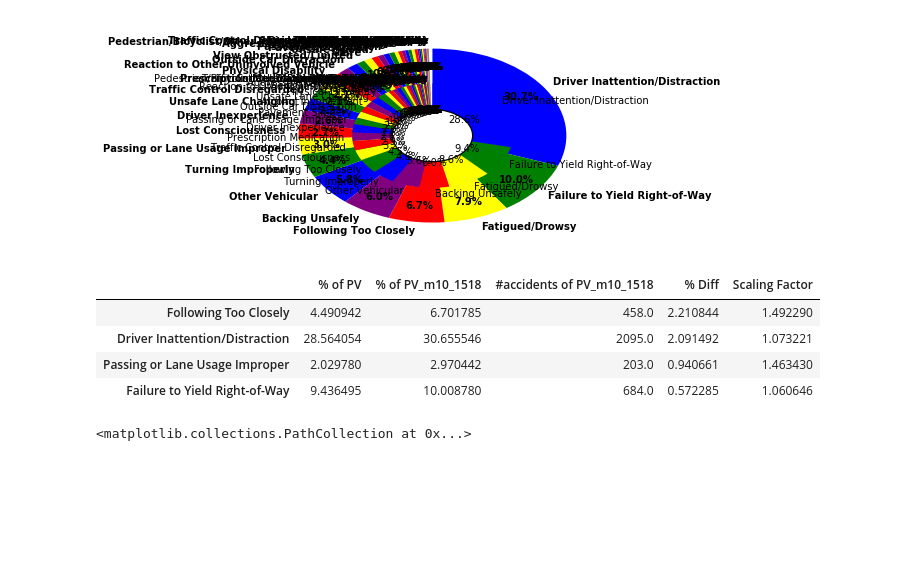
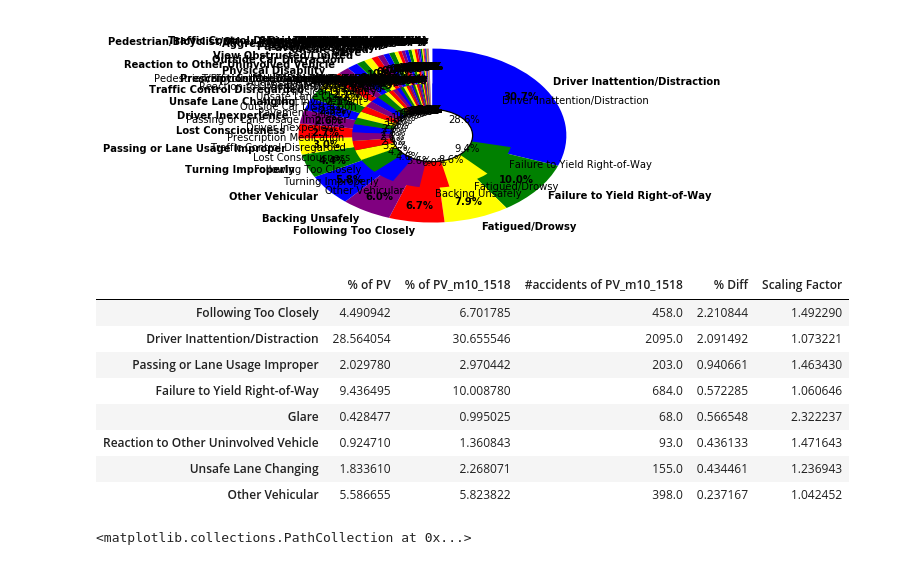
Before and after one commit to krisnadiputra/GCI2017-final-project, a Jupyter notebook: cosmas/cosmas.ipynb, the cells around one changed output. Cells and saved outputs as stored; diff of their text form; code cells hidden in the pictures; blank space fills up the shorter version.

```diff
--- a/cosmas/cosmas.ipynb
+++ b/cosmas/cosmas.ipynb
@@ -864,16 +864,20 @@ df_ps_p = pd.DataFrame(data_ps['CONTRIBUTING FACTOR VEHICLE 1'].value_counts()/d
 # %%
 dif_table_r1 = pd.concat([df_ps_p, df_ps_m10_1518_p, df_ps_m10_1518], axis=1)
 dif_table_r1.columns = ['% of PV', '% of PV_m10_1518', '#accidents of PV_m10_1518']
 dif_table_r1['% Diff'] = dif_table_r1['% of PV_m10_1518'] - dif_table_r1['% of PV']
 dif_table_r1['Scaling Factor'] = dif_table_r1['% of PV_m10_1518'] / dif_table_r1['% of PV']
 dif_table_r1 = dif_table_r1.sort_values(['% Diff'], ascending=0)
-dif_table_r1.head(4)
+dif_table_r1.head(8)
 # %% [output]
 |  | % of PV | % of PV_m10_1518 | #accidents of PV_m10_1518 | % Diff | Scaling Factor |
 | Following Too Closely | 4.490942 | 6.701785 | 458.0 | 2.210844 | 1.492290 |
 | Driver Inattention/Distraction | 28.564054 | 30.655546 | 2095.0 | 2.091492 | 1.073221 |
 | Passing or Lane Usage Improper | 2.029780 | 2.970442 | 203.0 | 0.940661 | 1.463430 |
 | Failure to Yield Right-of-Way | 9.436495 | 10.008780 | 684.0 | 0.572285 | 1.060646 |
+| Glare | 0.428477 | 0.995025 | 68.0 | 0.566548 | 2.322237 |
+| Reaction to Other Uninvolved Vehicle | 0.924710 | 1.360843 | 93.0 | 0.436133 | 1.471643 |
+| Unsafe Lane Changing | 1.833610 | 2.268071 | 155.0 | 0.434461 | 1.236943 |
+| Other Vehicular | 5.586655 | 5.823822 | 398.0 | 0.237167 | 1.042452 |
 # %%
 data_ps_m10_1518_ftc = data_ps_m10_1518[data_ps_m10_1518['CONTRIBUTING FACTOR VEHICLE 1'] == 'Following Too Closely']
 data_ps_m10_1518_ftc.to_csv('data_ps_m10_1518_ftc.csv')
```
Also changed, not shown: parts of 1 cell of this notebook.
